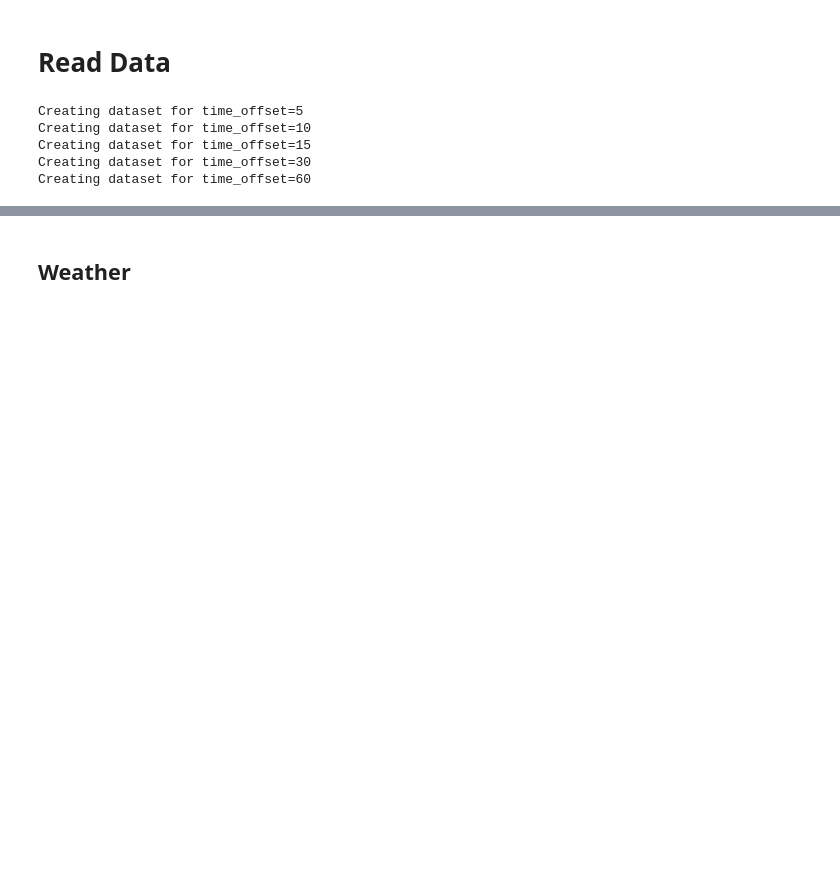
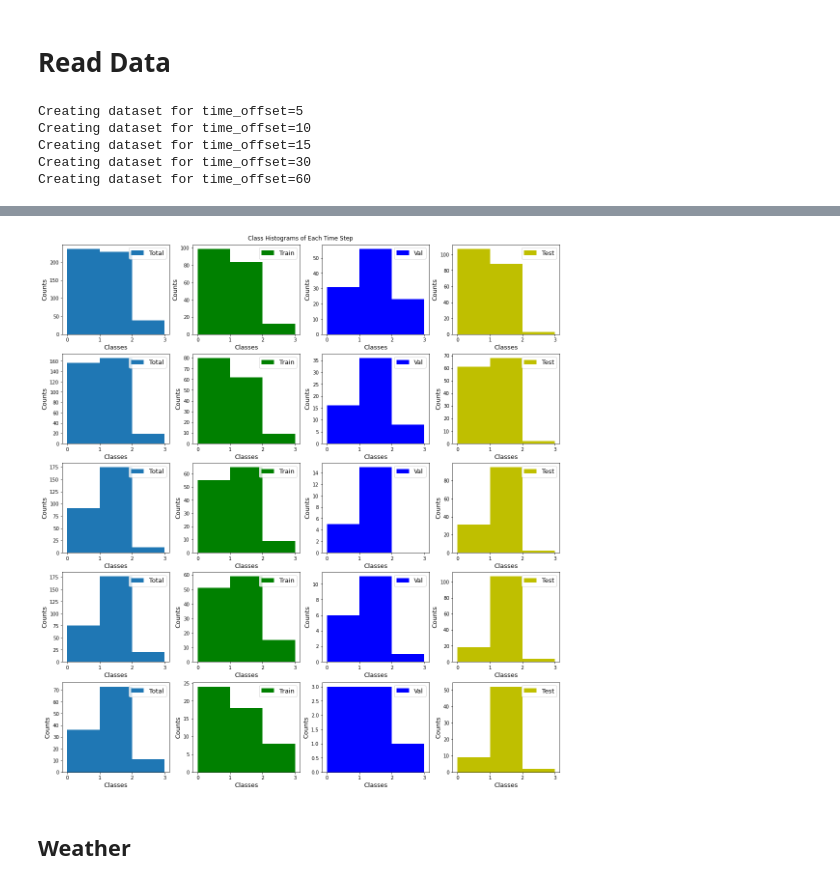
Before and after one commit to Hsgngr/KuKu, a Jupyter notebook: training_plot.ipynb, the cells around one changed output, grey strips where cells are left out. Cells and saved outputs as stored; diff of their text form; code cells hidden in the pictures; blank space fills up the shorter version.

```diff
--- a/training_plot.ipynb
+++ b/training_plot.ipynb
@@ -100,2 +122,20 @@ test (63, 11)
+# %%
+# Drop the rows with low accuring target weather classes
+# 3 seems like will be enough
+CLASS_IDX_BOUNDARY = 3
+
+import copy
+_df_timed_dct = copy.deepcopy(df_timed_dct)
+
+df_timed_dct_subset = {}
+for time_offset, df_timed in _df_timed_dct.items():
+    df_timed_dct_subset[time_offset] = {}
+    for typ, d_set in df_timed.items():
+        df_timed_dct_subset[time_offset][typ] = d_set[d_set['TARGET_WEATHER']<=CLASS_IDX_BOUNDARY].copy()
+# %%
+fig = plot_class_histograms(df_timed_dct_subset, max_classes=CLASS_IDX_BOUNDARY)
+#fig.savefig('Weather_Classes-After.jpeg')
+# %% [output]
+[figure, added]
 # %% [markdown]
 ## Weather
```
Also changed, not shown: parts of 19 cells of this notebook.
